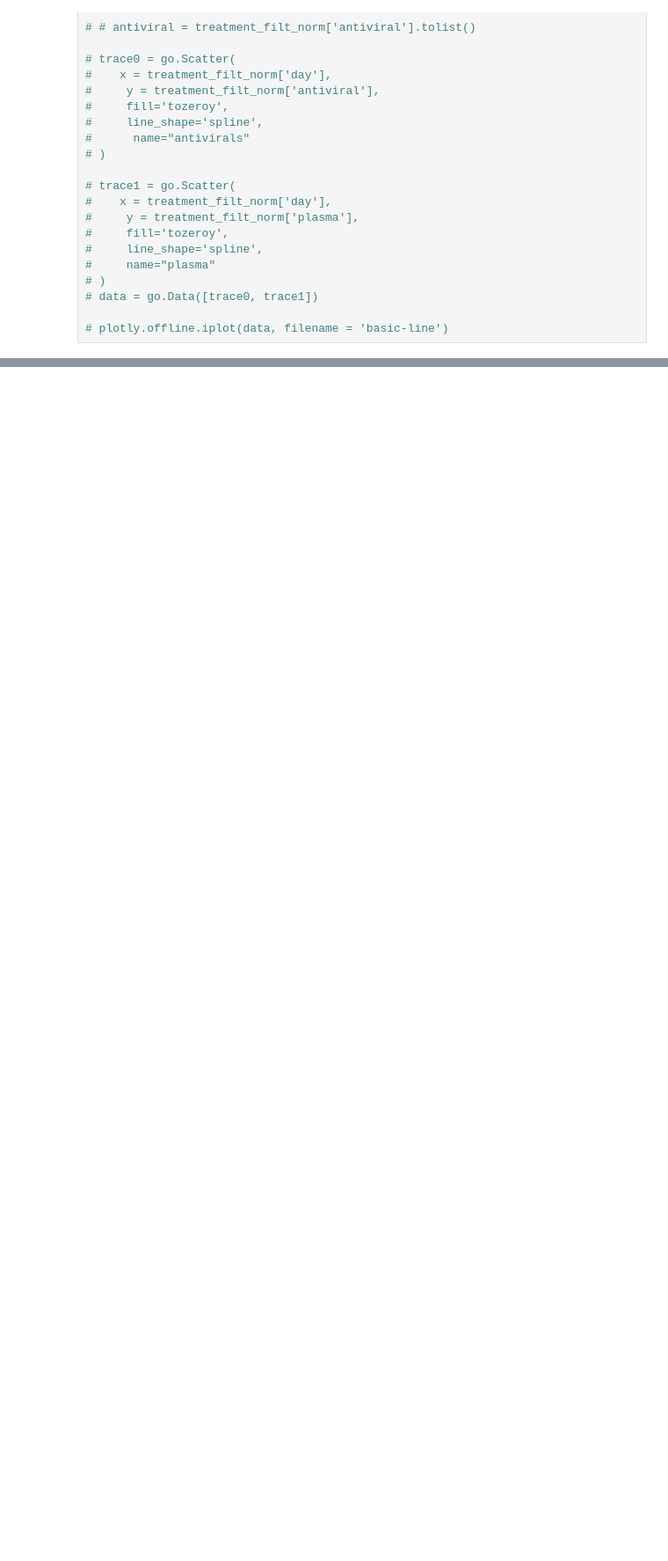
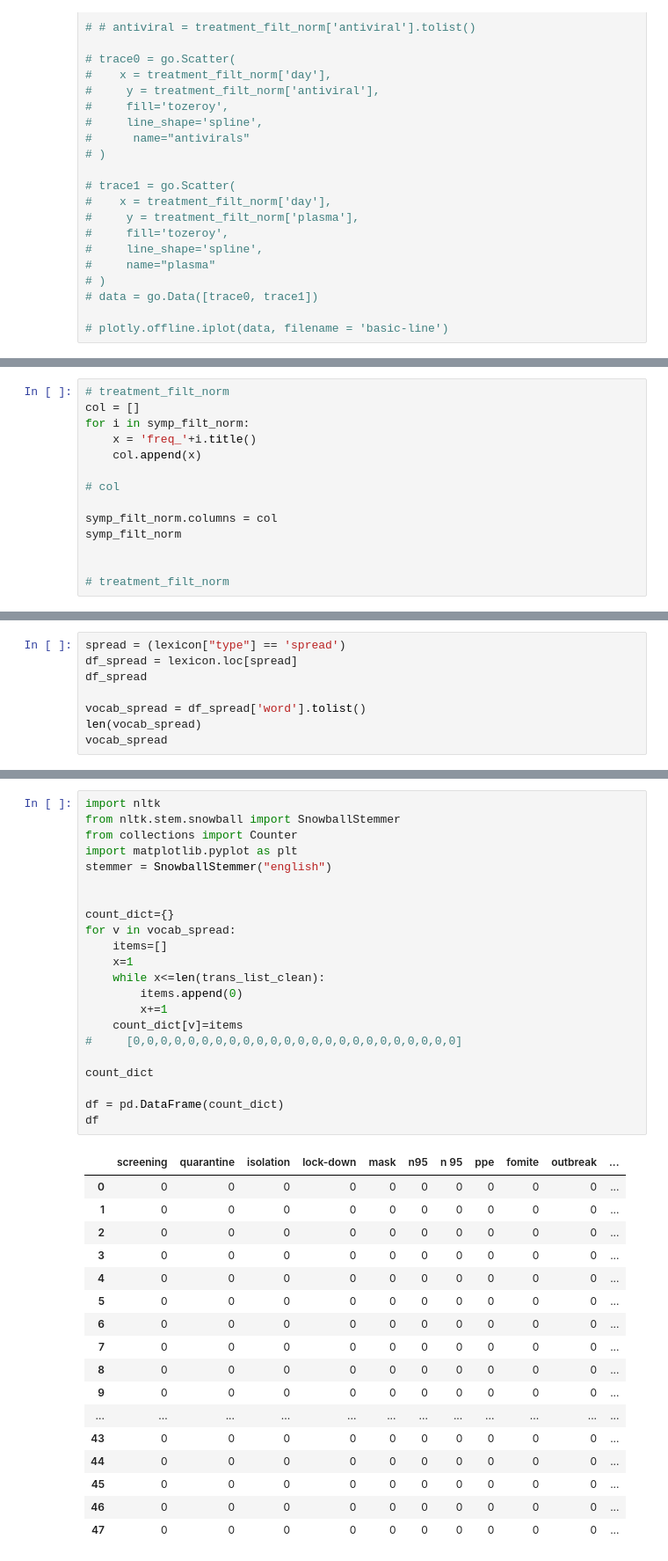
Before and after one commit to arivargasb/NM-COVID-OH-dashboard, a Jupyter notebook: Notebooks/COVID OH_YouTubeTranscriptions.ipynb, the cells around one changed output, grey strips where cells are left out. Shown at 88% size. Drawn from its saved outputs; the diff is of its cells as text; blank space fills up the shorter version.

```diff
--- a/Notebooks/COVID OH_YouTubeTranscriptions.ipynb
+++ b/Notebooks/COVID OH_YouTubeTranscriptions.ipynb
@@ -925,0 +1431,14 @@ fig.write_html("../graphs/therapies.html")
+# %%
+# treatment_filt_norm
+col = []
+for i in symp_filt_norm:
+    x = 'freq_'+i.title()
+    col.append(x)
+
+# col
+
+symp_filt_norm.columns = col
+symp_filt_norm
+
+
+# treatment_filt_norm
@@ -925,0 +1557,8 @@ fig.write_html("../graphs/therapies.html")
+# %%
+spread = (lexicon["type"] == 'spread')
+df_spread = lexicon.loc[spread]
+df_spread
+
+vocab_spread = df_spread['word'].tolist()
+len(vocab_spread)
+vocab_spread
@@ -925,0 +1583,40 @@ fig.write_html("../graphs/therapies.html")
+# %%
+import nltk
+from nltk.stem.snowball import SnowballStemmer
+from collections import Counter
+import matplotlib.pyplot as plt
+stemmer = SnowballStemmer("english")
+
+
+count_dict={}
+for v in vocab_spread:
+    items=[]
+    x=1
+    while x<=len(trans_list_clean):
+        items.append(0)
+        x+=1
+    count_dict[v]=items
+#     [0,0,0,0,0,0,0,0,0,0,0,0,0,0,0,0,0,0,0,0,0,0,0,0]
+
+count_dict
+
+df = pd.DataFrame(count_dict)
+df
+# %% [output]
+|  | screening | quarantine | isolation | lock-down | mask | n95 | n 95 | ppe | fomite | outbreak | ... |
+| 0 | 0 | 0 | 0 | 0 | 0 | 0 | 0 | 0 | 0 | 0 | ... |
+| 1 | 0 | 0 | 0 | 0 | 0 | 0 | 0 | 0 | 0 | 0 | ... |
+| 2 | 0 | 0 | 0 | 0 | 0 | 0 | 0 | 0 | 0 | 0 | ... |
+| 3 | 0 | 0 | 0 | 0 | 0 | 0 | 0 | 0 | 0 | 0 | ... |
+| 4 | 0 | 0 | 0 | 0 | 0 | 0 | 0 | 0 | 0 | 0 | ... |
+| 5 | 0 | 0 | 0 | 0 | 0 | 0 | 0 | 0 | 0 | 0 | ... |
+| 6 | 0 | 0 | 0 | 0 | 0 | 0 | 0 | 0 | 0 | 0 | ... |
+| 7 | 0 | 0 | 0 | 0 | 0 | 0 | 0 | 0 | 0 | 0 | ... |
+| 8 | 0 | 0 | 0 | 0 | 0 | 0 | 0 | 0 | 0 | 0 | ... |
+| 9 | 0 | 0 | 0 | 0 | 0 | 0 | 0 | 0 | 0 | 0 | ... |
+| ... | ... | ... | ... | ... | ... | ... | ... | ... | ... | ... | ... |
+| 43 | 0 | 0 | 0 | 0 | 0 | 0 | 0 | 0 | 0 | 0 | ... |
+| 44 | 0 | 0 | 0 | 0 | 0 | 0 | 0 | 0 | 0 | 0 | ... |
+| 45 | 0 | 0 | 0 | 0 | 0 | 0 | 0 | 0 | 0 | 0 | ... |
+| 46 | 0 | 0 | 0 | 0 | 0 | 0 | 0 | 0 | 0 | 0 | ... |
+| 47 | 0 | 0 | 0 | 0 | 0 | 0 | 0 | 0 | 0 | 0 | ... |
```
Also changed, not shown: parts of 69 cells of this notebook, 11 other files.
